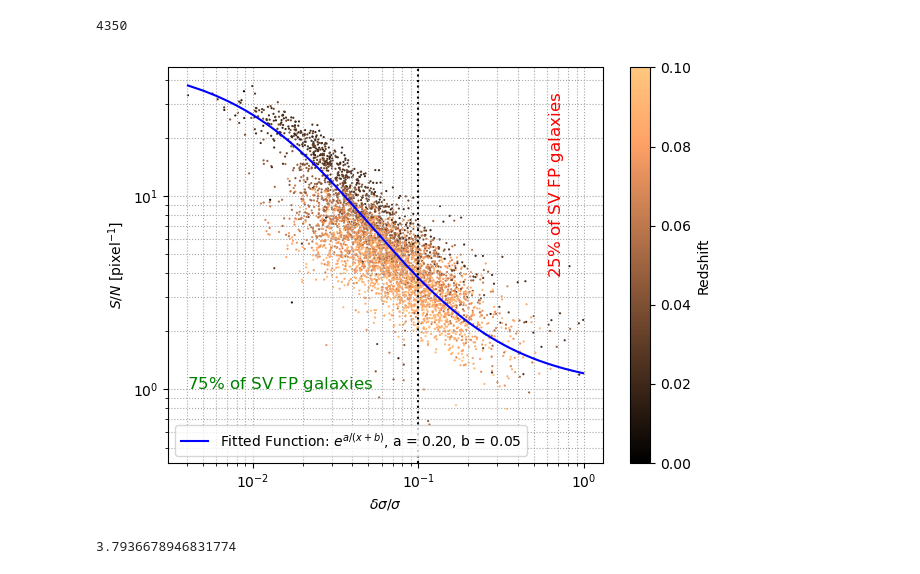
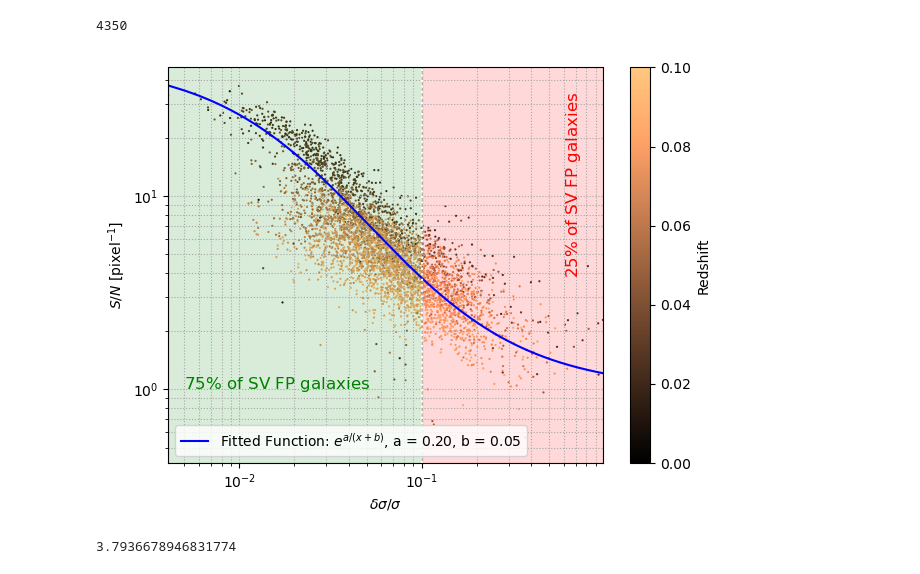
Before and after one commit to KSaid-1/DESI_fuji_FP, a Jupyter notebook: FP_sample.ipynb, the cells around one changed output. Cells and saved outputs as stored; diff of their text form; code cells hidden in the pictures.

```diff
--- a/FP_sample.ipynb
+++ b/FP_sample.ipynb
@@ -177,41 +177,55 @@ print (len(fuji_gsigma_lowz))
 # %% [output]
 4350
 # %%
-# plt.xlim(0.0,1.0)
-# plt.ylim(0.0,40.0)
-#fig = plt.figure(figsize=(16, 8))
 d02=plt.scatter(fuji_gsigma_lowz.ppxf_sigma_error/fuji_gsigma_lowz.ppxf_sigma,fuji_gsigma_lowz.snr_ppxf,c=fuji_gsigma_lowz.z,edgecolor='none',s=2.5,norm=colors.TwoSlopeNorm(vmin=0., vcenter=0.05, vmax=0.1),cmap=plt.cm.copper)#),label="25198 PV-FP galaxies")#cmap='gist_stern')#cmap='YlGnBu' or cmap=plt.cm.seismic
+
+# Add the shaded areas - green for x < 0.1, red for x ≥ 0.1
+plt.axvspan(min(x_data), 0.1, alpha=0.15, color='green')
+plt.axvspan(0.1, max(x_data), alpha=0.15, color='red')
+
 cbar2 = plt.colorbar(d02)
 cbar2.set_label(r'Redshift')#, size=20)
 
-# x_fit = np.linspace(0.001,0.5,1000)
-# plt.plot(x_fit, y_fit_p(x_fit),'b--', label=f'Polynomial Fit (Degree {degree})')
-
 plt.plot(x_fit, y_fit, label=f"Fitted Function: $e^{{a / (x + b)}}$, a = {a_fit:.2f}, b = {b_fit:.2f}", color='blue')
 
-#plt.plot(x_fit, np.exp(0.8/(x_fit + 0.3)))
-
-#plt.scatter(ddsigma,snr,c=redshift,s=5,label="2221 PV-FP galaxies")
 plt.xlabel(r'$\delta\sigma/\sigma$')#,size=20)
 plt.ylabel(r'$S/N$ [pixel$^{-1}$]')# [$\AA^{-1}$]'#,size=20)
-#plt.axvline(x=0.1)
-#plt.axhline(y=5.0)
 plt.xscale('log')
 plt.yscale('log')
-plt.text(0.004, 1.0, r'{0:.0f}'.format(100.*(len(fuji_gsigma)/len(fuji_gsigma_lowz)))+'$\%$ of SV FP galaxies', rotation=0,color='green',size=12)
+plt.text(0.005, 1.0, r'{0:.0f}'.format(100.*(len(fuji_gsigma)/len(fuji_gsigma_lowz)))+'$\%$ of SV FP galaxies', rotation=0,color='green',size=12)
 plt.text(0.6, 4, r'{0:.0f}'.format(100. - (100.*(len(fuji_gsigma)/len(fuji_gsigma_lowz))))+'$\%$ of SV FP galaxies', rotation=90,color='red',size=12)
-#plt.axvspan(0.0, 0.1, alpha=0.1, color='green')#, label="Velocity dispersion relative error < 10%")
-#plt.axvspan(0.1, 1.0, alpha=0.1, color='red')#, label="Velocity dispersion relative error > 10%")
-plt.axvline(0.1,0,100,c='black',linestyle=':')
+plt.axvline(0.1,0,100,c='white',linestyle=':')
+plt.xlim(min(x_data), max(x_data))
 plt.grid(visible=True, which='both', color='0.65',linestyle=':')
 plt.legend(loc="lower left")#,frameon=False)
 plt.tight_layout()
 #plt.savefig('SNR_vs_delta_sigma_sv.pdf')
-plt.savefig('SNR_vs_delta_sigma_sv.png')#, transparent=True)
-plt.savefig('SNR_vs_delta_sigma_sv.pdf')
+plt.savefig('SNR_vs_delta_sigma_sv_dark.png')#, transparent=True)
+plt.savefig('SNR_vs_delta_sigma_sv_dark.pdf')
 plt.show()
+
+
+# Assuming fuji_gsigma_lowz is your original DataFrame
+# Save the main scatter plot data
+scatter_data = fuji_gsigma_lowz[['ppxf_sigma_error', 'ppxf_sigma', 'snr_ppxf', 'z']]
+scatter_data.to_csv('fig_2_scatter_data.csv', index=False)
+
+# Save the fitted function data
+x_fit_data = pd.DataFrame({'x_fit': x_fit, 'y_fit': y_fit})
+x_fit_data.to_csv('fig_2_fit_data.csv', index=False)
+
+# Save the fit parameters
+fit_params = pd.DataFrame({'a_fit': [a_fit], 'b_fit': [b_fit]})
+fit_params.to_csv('fig_2_fit_params.csv', index=False)
+
+# Save the text annotation data
+text_data = pd.DataFrame({
+    'percentage': [100. * (len(fuji_gsigma) / len(fuji_gsigma_lowz))],
+    'complement_percentage': [100. - (100. * (len(fuji_gsigma) / len(fuji_gsigma_lowz)))]
+})
+text_data.to_csv('fig_2_text_data.csv', index=False)
 # %% [output]
-[figure, old version]
+[figure, new version]
 # %%
 # fuji_gsigma_lowz = fuji_gsigma.drop(fuji_gsigma[fuji_gsigma.z > 0.1].index)
 # print (len(fuji_gsigma_lowz))
```
Also changed, not shown: parts of 8 cells of this notebook, 1 other file.
